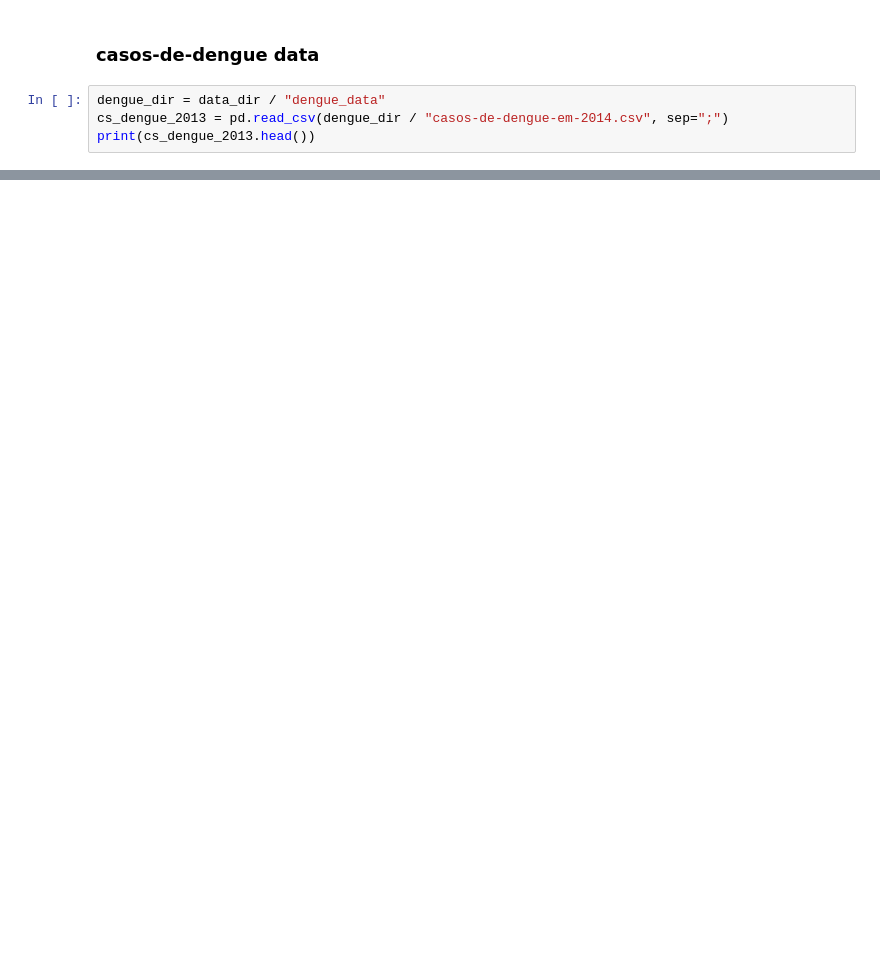
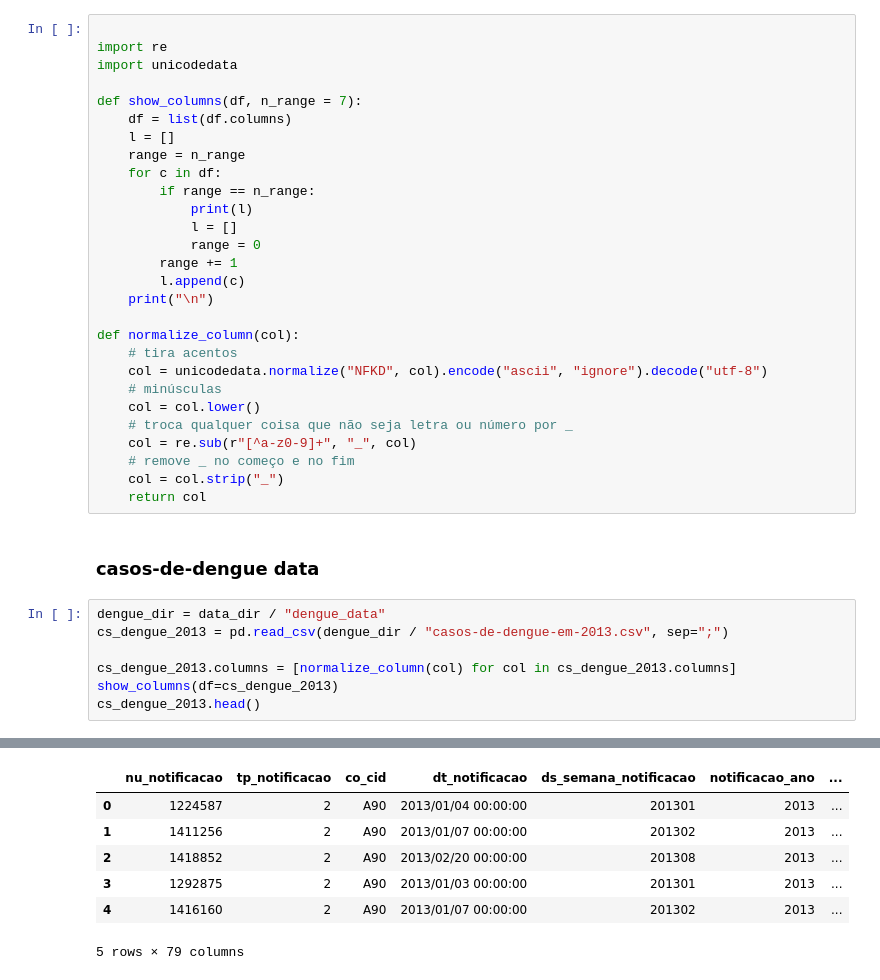
Before and after one commit to PedrocsGalindo/dengue_prediction, a Jupyter notebook: dengue_prediction/notebooks/data_visualizatoin.ipynb, the cells around one changed output, grey strips where cells are left out. Drawn from its saved outputs; the diff is of its cells as text; blank space fills up the shorter version.

```diff
--- a/dengue_prediction/notebooks/data_visualizatoin.ipynb
+++ b/dengue_prediction/notebooks/data_visualizatoin.ipynb
@@ -7,10 +7,41 @@ data_dir = current_dir / "data"
 print(data_dir)
 # %% [output]
 d:\pedro\Programacao\.Projetos\dengue_prediction\dengue_prediction\data
+# %%
+
+import re
+import unicodedata
+
+def show_columns(df, n_range = 7):
+    df = list(df.columns)
+    l = []
+    range = n_range
+    for c in df:
+        if range == n_range:
+            print(l)
+            l = []
+            range = 0
+        range += 1
+        l.append(c)
+    print("\n")
+
+def normalize_column(col):
+    # tira acentos
+    col = unicodedata.normalize("NFKD", col).encode("ascii", "ignore").decode("utf-8")
+    # minúsculas
+    col = col.lower()
+    # troca qualquer coisa que não seja letra ou número por _
+    col = re.sub(r"[^a-z0-9]+", "_", col)
+    # remove _ no começo e no fim
+    col = col.strip("_")
+    return col
 # %% [markdown]
 ### casos-de-dengue data
 # %%
 dengue_dir = data_dir / "dengue_data"
-cs_dengue_2013 = pd.read_csv(dengue_dir / "casos-de-dengue-em-2014.csv", sep=";")
-print(cs_dengue_2013.head())
+cs_dengue_2013 = pd.read_csv(dengue_dir / "casos-de-dengue-em-2013.csv", sep=";")
+
+cs_dengue_2013.columns = [normalize_column(col) for col in cs_dengue_2013.columns]
+show_columns(df=cs_dengue_2013)
+cs_dengue_2013.head()
 # %% [output]
@@ -33,0 +60,7 @@ print(cs_dengue_2013.head())
+|  | nu_notificacao | tp_notificacao | co_cid | dt_notificacao | ds_semana_notificacao | notificacao_ano | ... |
+| 0 | 1224587 | 2 | A90 | 2013/01/04 00:00:00 | 201301 | 2013 | ... |
+| 1 | 1411256 | 2 | A90 | 2013/01/07 00:00:00 | 201302 | 2013 | ... |
+| 2 | 1418852 | 2 | A90 | 2013/02/20 00:00:00 | 201308 | 2013 | ... |
+| 3 | 1292875 | 2 | A90 | 2013/01/03 00:00:00 | 201301 | 2013 | ... |
+| 4 | 1416160 | 2 | A90 | 2013/01/07 00:00:00 | 201302 | 2013 | ... |
+5 rows × 79 columns
```
Also changed, not shown: parts of 5 cells of this notebook.
